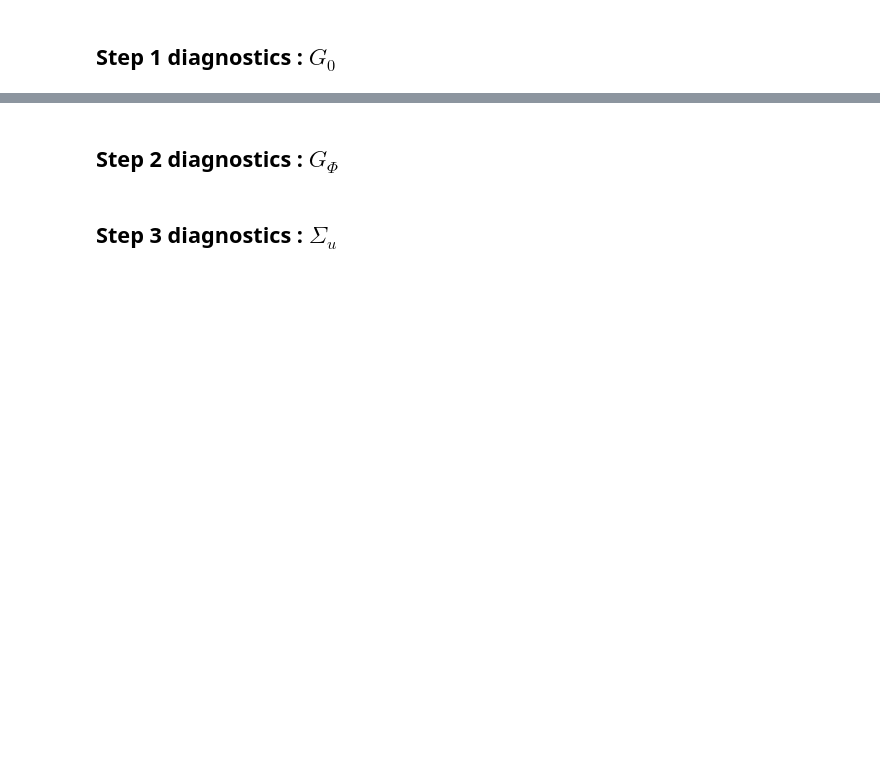
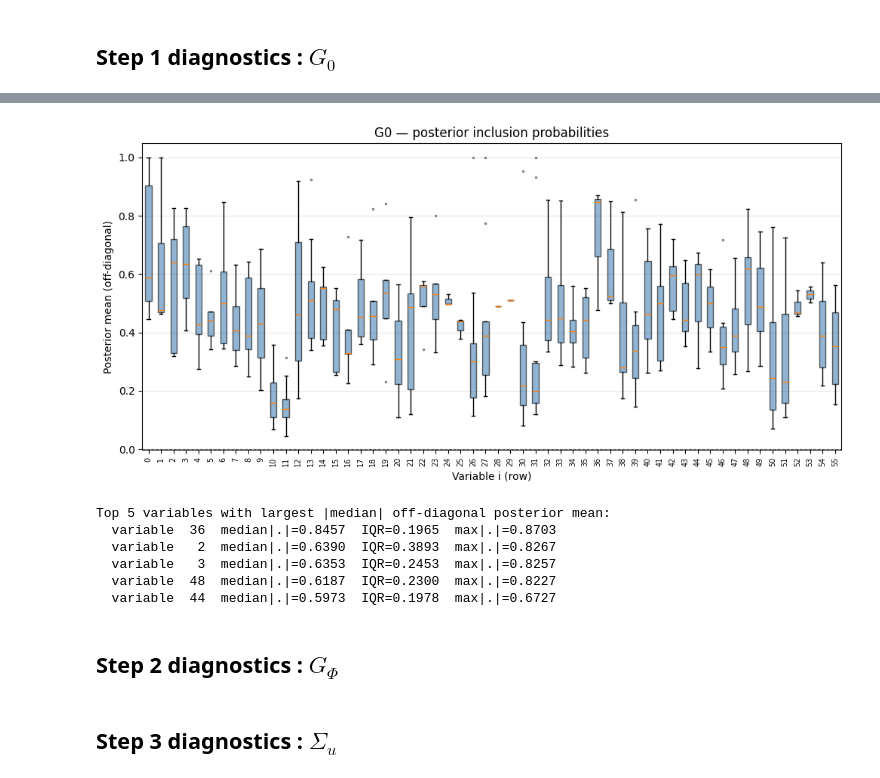
Before and after one commit to Silvia-Guidi/tesi, a Jupyter notebook: notebooks/diagnostics.ipynb, the cells around one changed output, grey strips where cells are left out. Saved outputs shown, nothing was run; the diff lists cells and outputs as text; code cells hidden in the pictures; blank space fills up the shorter version.

```diff
--- a/notebooks/diagnostics.ipynb
+++ b/notebooks/diagnostics.ipynb
@@ -382,8 +490,15 @@ plot_ess_heatmap(G0_samples,
 # %%
-plot_posterior_heatmap(G0_samples,
+plot_posterior_boxplot(samples_all['G0'],
                        "G0 — posterior inclusion probabilities",
-                       allowed_mask=G0_expanded,
-                       binary=True)
+                       allowed_mask=G0_expanded)
+# %% [output]
+[figure, added]
+Top 5 variables with largest |median| off-diagonal posterior mean:
+  variable  36  median|.|=0.8457  IQR=0.1965  max|.|=0.8703
+  variable   2  median|.|=0.6390  IQR=0.3893  max|.|=0.8267
+  variable   3  median|.|=0.6353  IQR=0.2453  max|.|=0.8257
+  variable  48  median|.|=0.6187  IQR=0.2300  max|.|=0.8227
+  variable  44  median|.|=0.5973  IQR=0.1978  max|.|=0.6727
 # %% [markdown]
 ## Step 2 diagnostics : $G_\Phi$
 # %%
```
Also changed, not shown: parts of 26 cells of this notebook, 4 other files.
